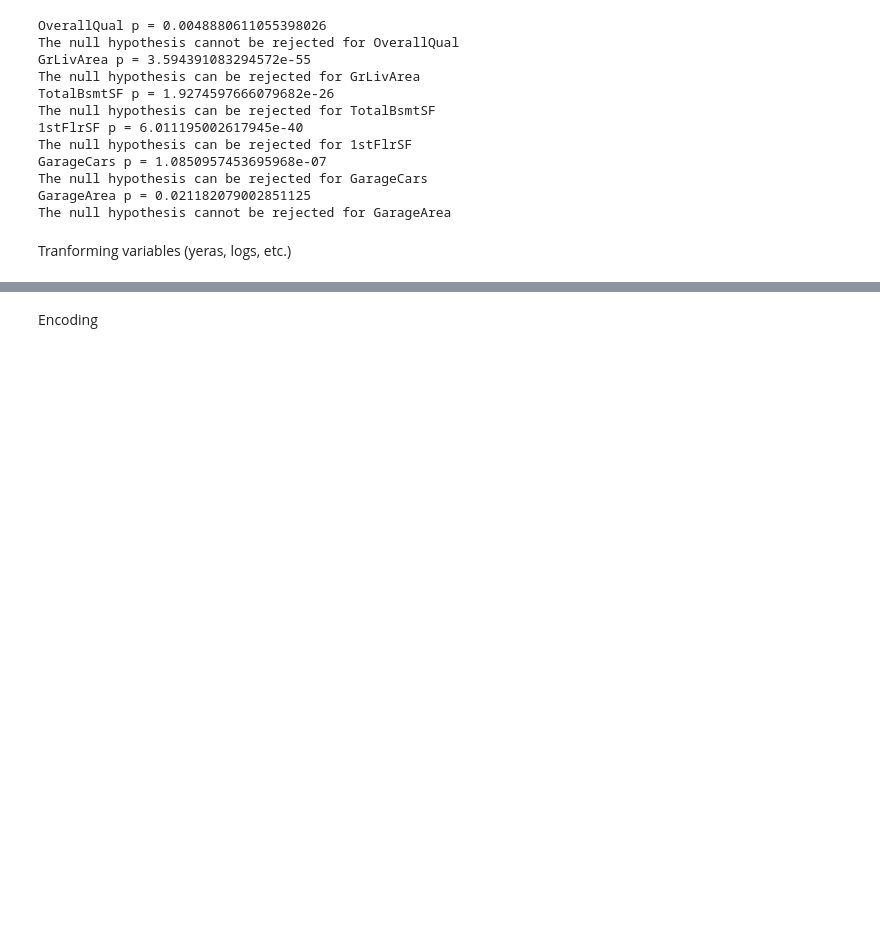
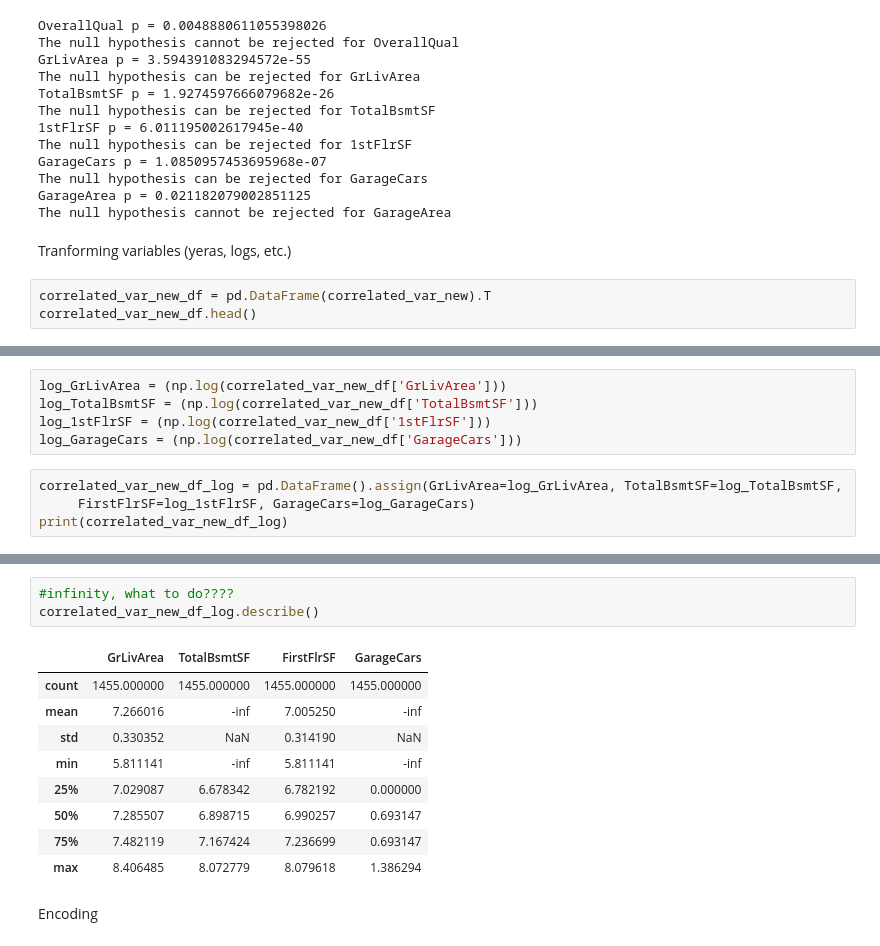
Before and after one commit to julijadociene/WGT-House_Prices, a Jupyter notebook: scripts/descriptive_statistcis_feature_eng.ipynb, the cells around one changed output, grey strips where cells are left out. Cells and saved outputs as stored; diff of their text form; blank space fills up the shorter version.

```diff
--- a/scripts/descriptive_statistcis_feature_eng.ipynb
+++ b/scripts/descriptive_statistcis_feature_eng.ipynb
@@ -513,3 +513,6 @@ GarageArea p = 0.021182079002851125
 The null hypothesis cannot be rejected for GarageArea
 # %% [markdown]
 Tranforming variables (yeras, logs, etc.)
+# %%
+correlated_var_new_df = pd.DataFrame(correlated_var_new).T
+correlated_var_new_df.head()
@@ -515,0 +526,9 @@ Tranforming variables (yeras, logs, etc.)
+# %%
+log_GrLivArea = (np.log(correlated_var_new_df['GrLivArea']))
+log_TotalBsmtSF = (np.log(correlated_var_new_df['TotalBsmtSF']))
+log_1stFlrSF = (np.log(correlated_var_new_df['1stFlrSF']))
+log_GarageCars = (np.log(correlated_var_new_df['GarageCars']))
+# %%
+correlated_var_new_df_log = pd.DataFrame().assign(GrLivArea=log_GrLivArea, TotalBsmtSF=log_TotalBsmtSF,
+     FirstFlrSF=log_1stFlrSF, GarageCars=log_GarageCars)
+print(correlated_var_new_df_log)
@@ -516,3 +550,16 @@ Tranforming variables (yeras, logs, etc.)
+# %%
+#infinity, what to do????
+correlated_var_new_df_log.describe()
+# %% [output]
+|  | GrLivArea | TotalBsmtSF | FirstFlrSF | GarageCars |
+| count | 1455.000000 | 1455.000000 | 1455.000000 | 1455.000000 |
+| mean | 7.266016 | -inf | 7.005250 | -inf |
+| std | 0.330352 | NaN | 0.314190 | NaN |
+| min | 5.811141 | -inf | 5.811141 | -inf |
+| 25% | 7.029087 | 6.678342 | 6.782192 | 0.000000 |
+| 50% | 7.285507 | 6.898715 | 6.990257 | 0.693147 |
+| 75% | 7.482119 | 7.167424 | 7.236699 | 0.693147 |
+| max | 8.406485 | 8.072779 | 8.079618 | 1.386294 |
 # %% [markdown]
 Encoding
 # %%
```
Also changed, not shown: parts of 18 cells of this notebook, 2 other files.
